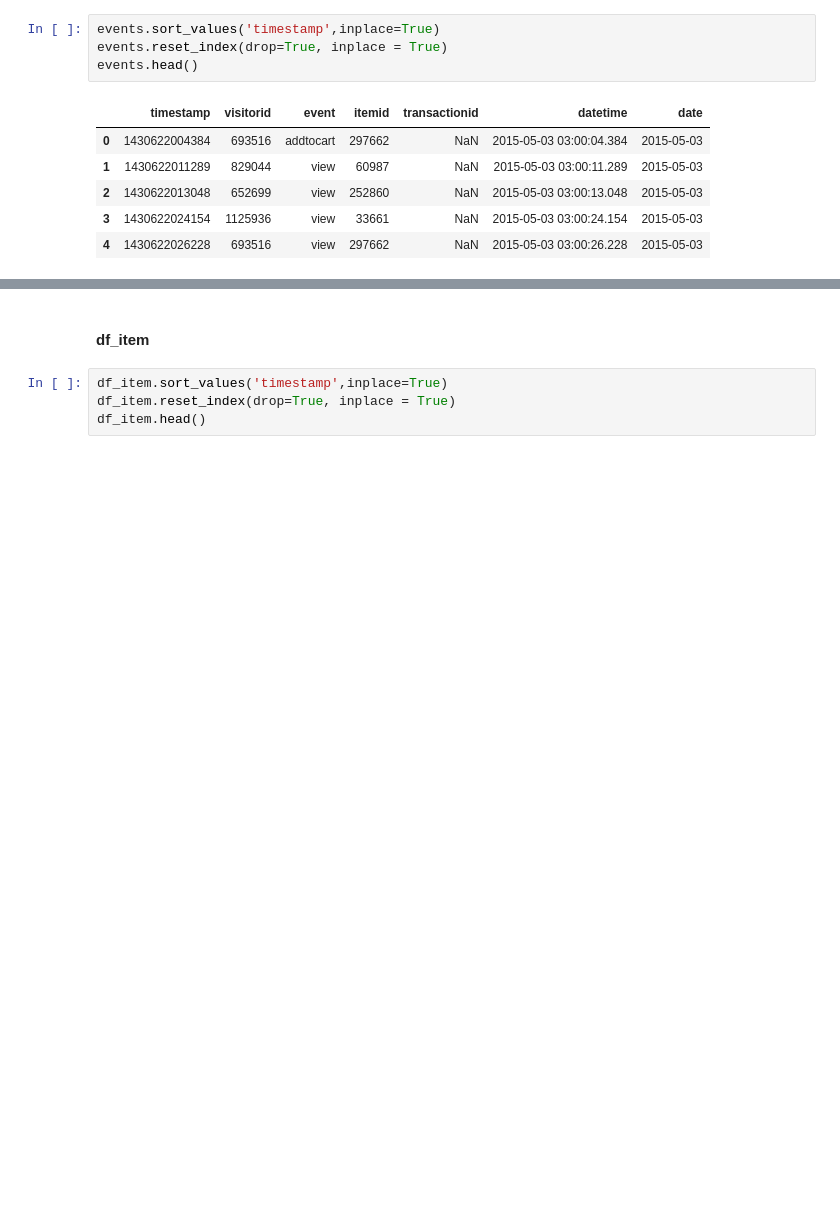
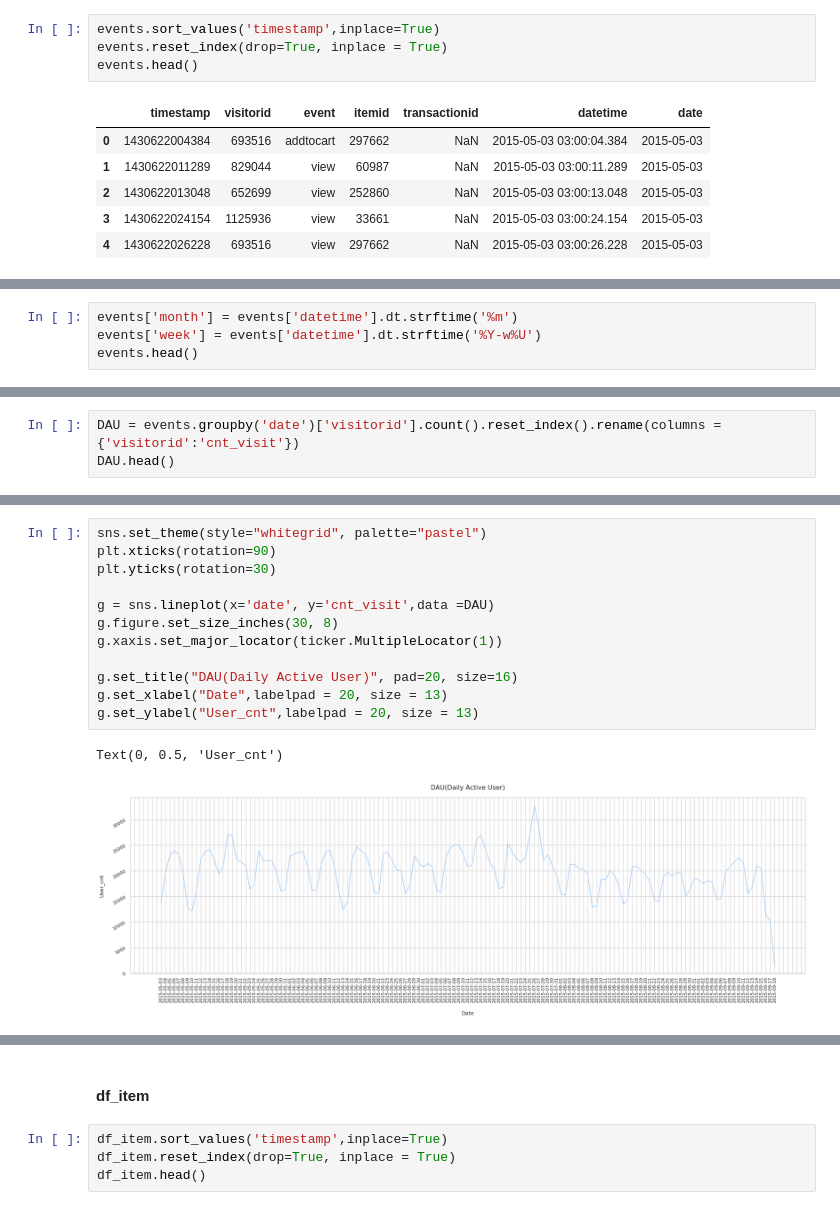
Before and after one commit to tkasod2/TIL, a Jupyter notebook: prj_analysis/Retailrocket_recommender_system_datase.ipynb, the cells around one changed output, grey strips where cells are left out. Cells and saved outputs as stored; diff of their text form; blank space fills up the shorter version.

Commit message:
~ Active Users Visualization

```diff
--- a/prj_analysis/Retailrocket_recommender_system_datase.ipynb
+++ b/prj_analysis/Retailrocket_recommender_system_datase.ipynb
@@ -123,0 +143,4 @@ events.head()
+# %%
+events['month'] = events['datetime'].dt.strftime('%m')
+events['week'] = events['datetime'].dt.strftime('%Y-w%U')
+events.head()
@@ -123,0 +154,3 @@ events.head()
+# %%
+DAU = events.groupby('date')['visitorid'].count().reset_index().rename(columns = {'visitorid':'cnt_visit'})
+DAU.head()
@@ -123,0 +164,15 @@ events.head()
+# %%
+sns.set_theme(style="whitegrid", palette="pastel")
+plt.xticks(rotation=90)
+plt.yticks(rotation=30)
+
+g = sns.lineplot(x='date', y='cnt_visit',data =DAU)
+g.figure.set_size_inches(30, 8)
+g.xaxis.set_major_locator(ticker.MultipleLocator(1))
+
+g.set_title("DAU(Daily Active User)", pad=20, size=16)
+g.set_xlabel("Date",labelpad = 20, size = 13)
+g.set_ylabel("User_cnt",labelpad = 20, size = 13)
+# %% [output]
+Text(0, 0.5, 'User_cnt')
+[figure, added]
```
Also changed, not shown: parts of 10 cells of this notebook.
